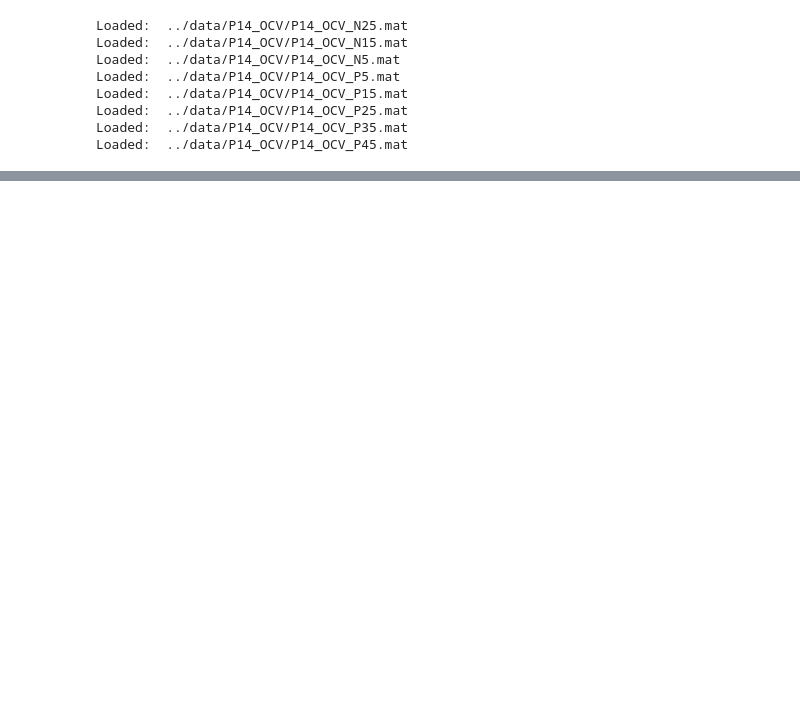
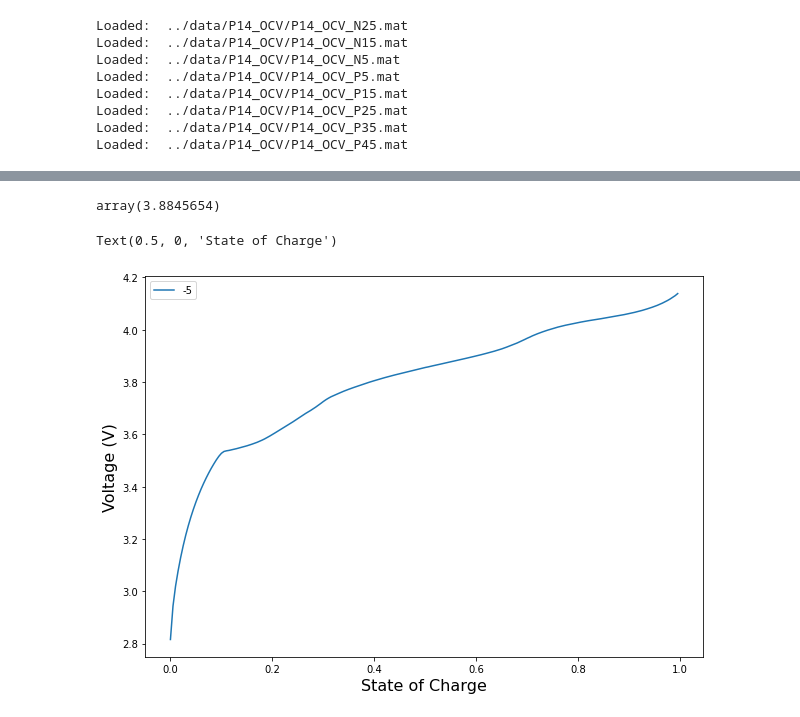
Before and after one commit to mattybohan/bms-specialization, a Jupyter notebook: notebooks/2022-02-09-mtb-lesson_2.6.6.ipynb, the cells around one changed output, grey strips where cells are left out. Cells and saved outputs as stored; diff of their text form; code cells hidden in the pictures; blank space fills up the shorter version.

```diff
--- a/notebooks/2022-02-09-mtb-lesson_2.6.6.ipynb
+++ b/notebooks/2022-02-09-mtb-lesson_2.6.6.ipynb
@@ -150,0 +267,5 @@ test
+# %%
+OCV0, OCVrel = solve_linear_equations(data)
+# %%
+T = -5
+OCV_T = OCV0 + T*OCVrel
@@ -150,0 +275,13 @@ test
+# %%
+testOCV(testSOC)
+# %% [output]
+array(3.8845654)
+# %%
+plt.figure(figsize=(10,7))
+plt.plot(data[5]['SOC'],OCV_T,label=T)
+plt.legend()
+plt.ylabel('Voltage (V)',fontsize=16)
+plt.xlabel('State of Charge',fontsize=16)
+# %% [output]
+Text(0.5, 0, 'State of Charge')
+[figure, added]
```
Also changed, not shown: parts of 11 cells of this notebook, 2 other files.
